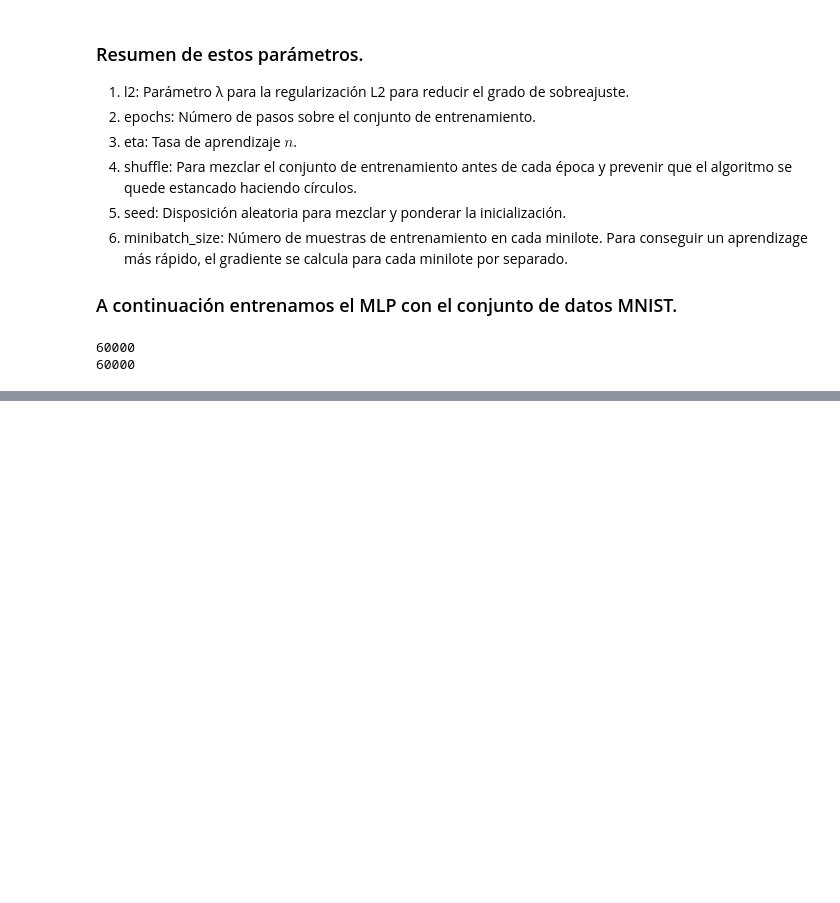
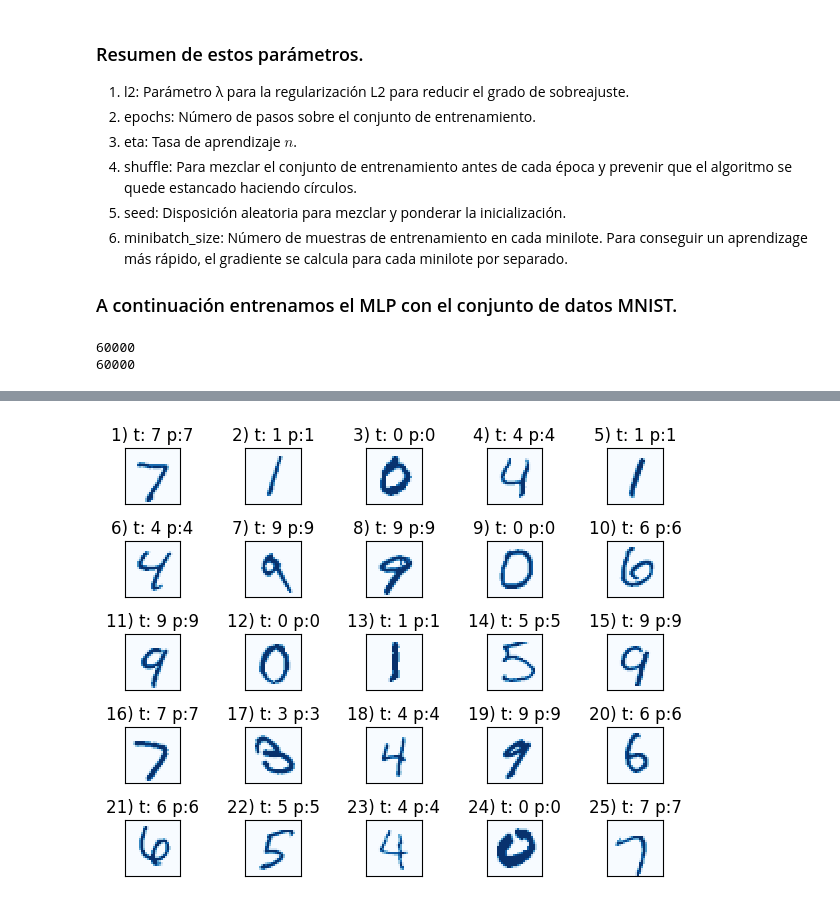
Before and after one commit to juancaalcaraz/practicaML, a Jupyter notebook: BackPropagationNumpy.ipynb, the cells around one changed output, grey strips where cells are left out. Cells and saved outputs as stored; diff of their text form; code cells hidden in the pictures; blank space fills up the shorter version.

```diff
--- a/BackPropagationNumpy.ipynb
+++ b/BackPropagationNumpy.ipynb
@@ -358,0 +420,23 @@ nn.fit(X_train=X_train[:55000],
+# %%
+pred_img = X_test[y_test == y_test_pred][:25]
+correct_lab = y_test[y_test == y_test_pred][:25]
+pred_lab = y_test_pred[y_test == y_test_pred][:25]
+# %%
+fig, ax = plt.subplots(nrows=5,
+                       ncols=5,
+                       sharex= True,
+                       sharey= True)
+ax = ax.flatten()
+for i in range(25):
+  img = pred_img[i].reshape(28, 28)
+  ax[i].imshow(img,
+               cmap='Blues',
+               interpolation='nearest')
+  ax[i].set_title('%d) t: %d p:%d'%(i+1, correct_lab[i], pred_lab[i]))
+
+ax[0].set_xticks([])
+ax[0].set_yticks([])
+plt.tight_layout()
+plt.show()
+# %% [output]
+[figure, added]
```
Also changed, not shown: parts of 16 cells of this notebook.
